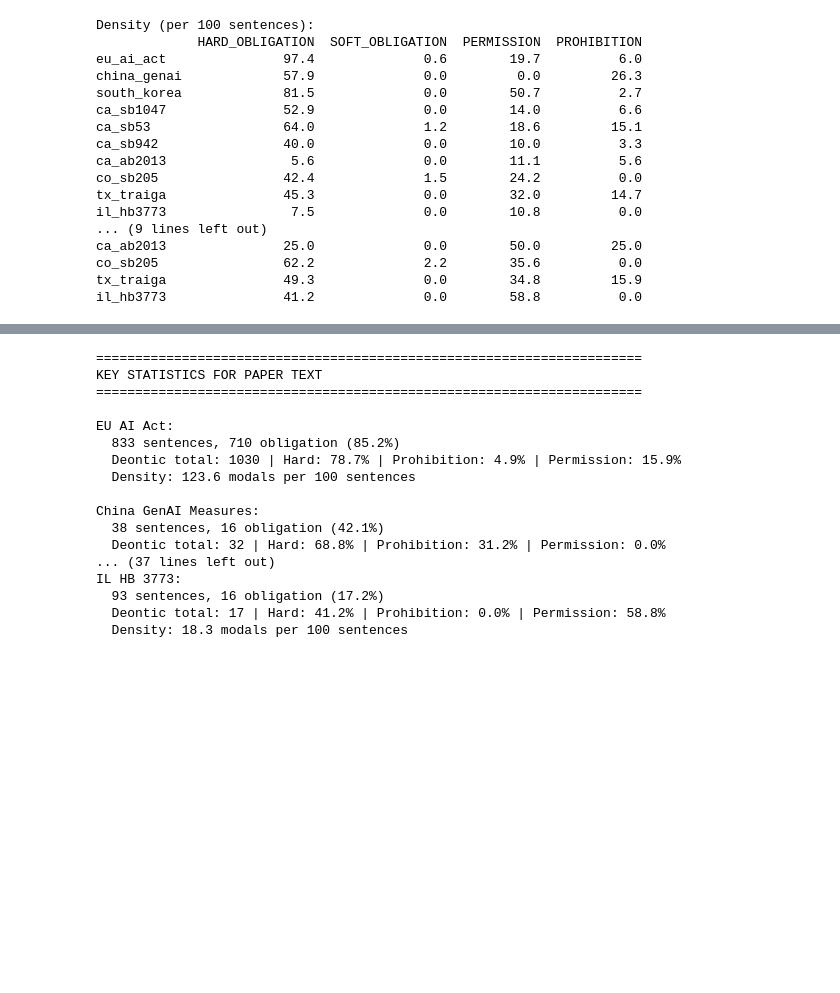
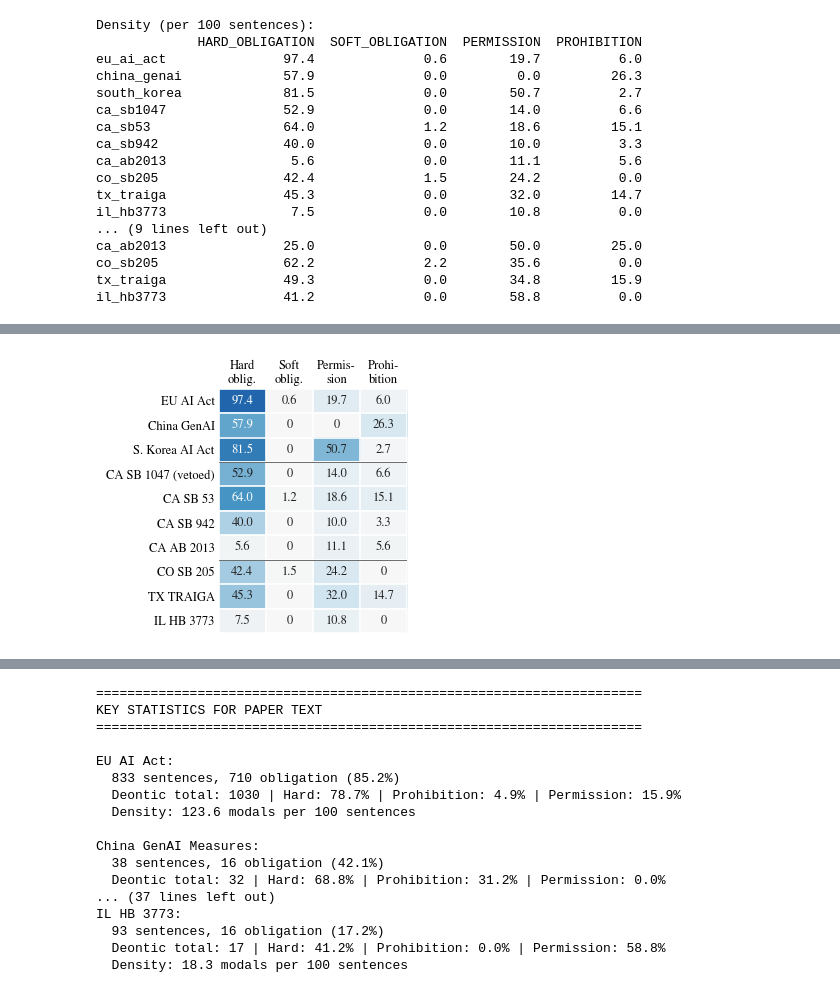
Before and after one commit to ps-research/The-Language-of-AI-Liability, a Jupyter notebook: Deontic_Modal_Analysis.ipynb, the cells around one changed output, grey strips where cells are left out. Cells and saved outputs as stored; diff of their text form; code cells hidden in the pictures; blank space fills up the shorter version.

Commit message:
Paper figures at printed size (9 pt), named by figure number

```diff
--- a/Deontic_Modal_Analysis.ipynb
+++ b/Deontic_Modal_Analysis.ipynb
@@ -260,0 +109,91 @@ Saved: Data/figures/fig2_deontic_composition_stacked.pdf
+# %%
+# ── Figure style: drawn at the printed size (ACL column width), 9 pt Times-like text ──
+import matplotlib.pyplot as plt
+import matplotlib.ticker as mticker
+import numpy as np
+from matplotlib.colors import LinearSegmentedColormap
+
+W = 3.03          # ACL column width (219 pt), inches
+FS = 9            # figure text size, pt (the paper's caption size)
+plt.rcParams.update({
+    "font.family": "serif", "font.serif": ["STIXGeneral"], "mathtext.fontset": "stix",
+    "font.size": FS, "axes.labelsize": FS, "axes.titlesize": FS, "legend.fontsize": FS,
+    "xtick.labelsize": FS, "ytick.labelsize": FS,
+    "axes.linewidth": 0.5, "xtick.major.width": 0.5, "ytick.major.width": 0.5,
+    "xtick.major.size": 2.5, "ytick.major.size": 0, "xtick.major.pad": 2, "ytick.major.pad": 3,
+    "pdf.fonttype": 42, "ps.fonttype": 42,
+    "figure.constrained_layout.use": True, "figure.constrained_layout.w_pad": 0.01, "figure.constrained_layout.h_pad": 0.01,
+})
+
+LABEL = {"eu_ai_act": "EU AI Act", "china_genai": "China GenAI", "south_korea": "S. Korea AI Act",
+         "ca_sb1047": "CA SB 1047 (vetoed)", "ca_sb53": "CA SB 53", "ca_sb942": "CA SB 942",
+         "ca_ab2013": "CA AB 2013", "co_sb205": "CO SB 205", "tx_traiga": "TX TRAIGA", "il_hb3773": "IL HB 3773"}
+TIER = {l: (0 if i < 3 else 1 if i < 7 else 2) for i, l in enumerate(LAW_ORDER)}
+TIER_COLOR = ["#2166ac", "#d6604d", "#1a9641"]
+TIER_NAME = ["National / supranational", "US state (comprehensive)", "US state (domain-specific)"]
+YL = [LABEL[l] for l in LAW_ORDER]
+Y = np.arange(len(LAW_ORDER))
+
+def dividers(ax, horizontal=True):
+    for y in (2.5, 6.5):
+        (ax.axhline if horizontal else ax.axvline)(y, color="#555555", lw=0.6)
+
+
+def tidy(ax):
+    for s in ("top", "right"):
+        ax.spines[s].set_visible(False)
+
+
+def save(fig, name):
+    fig.savefig(FIGURE_DIR / name)
+    plt.show()
+    print(f"Saved: {FIGURE_DIR / name}")
+
+
+def stacked(ax, rows, cats, colors, labels, min_label=18, ncol=2, label_cats=None):
+    left = np.zeros(len(rows))
+    for c in cats:
+        v = np.array([r[c] for r in rows])
+        ax.barh(Y, v, left=left, height=0.62, color=colors[c], edgecolor="white", lw=0.3)
+        for i, (x, l) in enumerate(zip(v, left)):
+            if x >= min_label and (label_cats is None or c in label_cats):
+                dark = colors[c] in ("#2166ac", "#b2182b", "#d6604d", "#4393c3")
+                ax.text(l + x / 2, i, f"{x:.0f}", ha="center", va="center",
+                        color="white" if dark else "#222222")
+        left += v
+    ax.set_yticks(Y, YL)
+    ax.set_xlim(0, 100)
+    ax.invert_yaxis()
+    ax.xaxis.set_major_locator(mticker.MultipleLocator(25))
+    ax.xaxis.set_major_formatter(mticker.PercentFormatter(100, decimals=0))
+    dividers(ax)
+    tidy(ax)
+    ax.figure.legend([plt.Rectangle((0, 0), 1, 1, fc=colors[c]) for c in cats], labels,
+                     loc="outside lower center", ncol=ncol, frameon=False,
+                     handlelength=0.9, handletextpad=0.4, columnspacing=0.9)
+
+
+
+
+# ── Figure 2a: deontic modal density (paper) ──
+CATS4 = ["HARD_OBLIGATION", "SOFT_OBLIGATION", "PERMISSION", "PROHIBITION"]
+dens = np.array([[results[l]["stats"]["deontic_counts"].get(c, 0) / results[l]["stats"]["total_sentences"] * 100
+                  for c in CATS4] for l in LAW_ORDER])
+fig, ax = plt.subplots(figsize=(W, 2.75))
+cmap = LinearSegmentedColormap.from_list("d", ["#f7f7f7", "#d1e5f0", "#4393c3", "#2166ac"])
+ax.imshow(dens, cmap=cmap, aspect="auto", vmin=0, vmax=dens.max())
+for i in range(dens.shape[0]):
+    for j in range(dens.shape[1]):
+        v = dens[i, j]
+        ax.text(j, i, "0" if v < 0.05 else f"{v:.1f}", ha="center", va="center",
+                color="white" if v > dens.max() * 0.55 else "#222222")
+ax.set_xticks(range(4), ["Hard\noblig.", "Soft\noblig.", "Permis-\nsion", "Prohi-\nbition"])
+ax.xaxis.tick_top()
+ax.set_yticks(Y, YL)
+ax.set_xticks(np.arange(-0.5, 4, 1), minor=True); ax.set_yticks(np.arange(-0.5, 10, 1), minor=True)
+ax.grid(which="minor", color="white", lw=1.2); ax.tick_params(which="both", length=0)
+for s in ax.spines.values(): s.set_visible(False)
+dividers(ax)
+save(fig, "fig2a_deontic_density.pdf")
+# %% [output]
+[figure, added]
```
Also changed, not shown: parts of 4 cells of this notebook, 19 other files.
